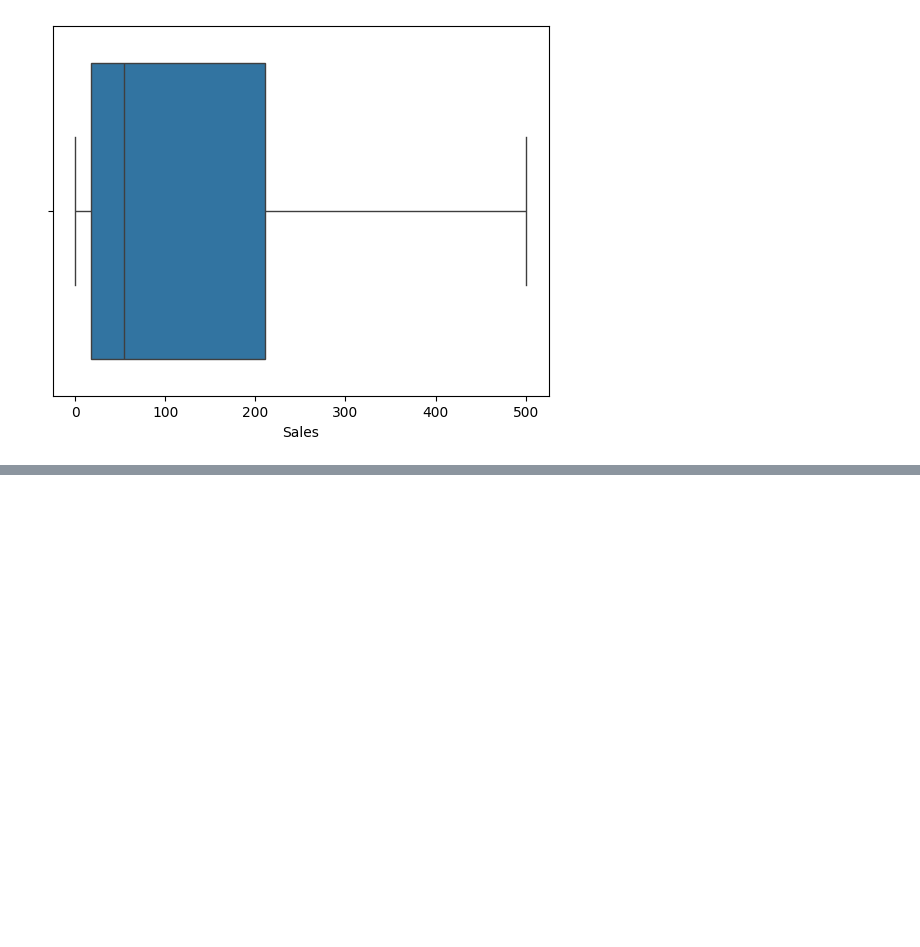
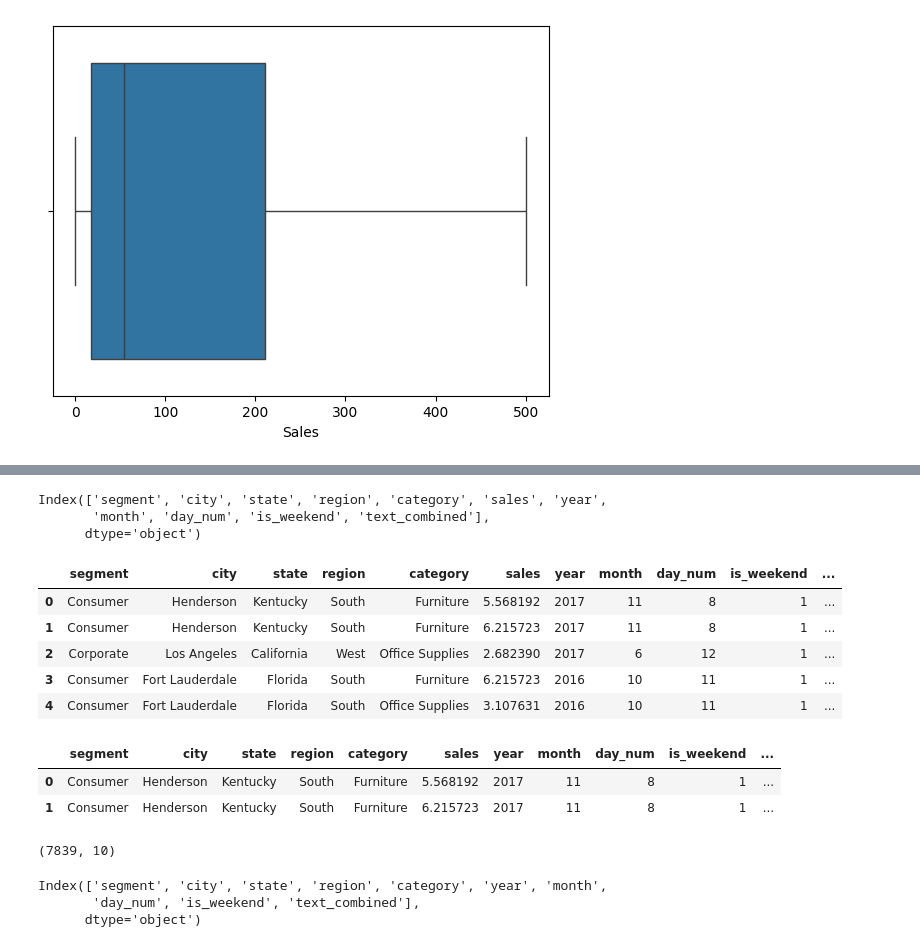
Before and after one commit to swapnita89-ui/project-1-sales-data-analysis, a Jupyter notebook: project-1-sales-data-analysis.ipynb, the cells around one changed output, grey strips where cells are left out. Cells and saved outputs as stored; diff of their text form; code cells hidden in the pictures; blank space fills up the shorter version.

```diff
--- a/project-1-sales-data-analysis.ipynb
+++ b/project-1-sales-data-analysis.ipynb
@@ -402,0 +409,10 @@ Index(['Order Date', 'Customer ID', 'Segment', 'Country', 'City', 'State',
+# %%
+# Use TF-IDF properly (BIG BOOST)
+df['product_name'] = df['product_name'].fillna('')
+df['location'] = df['location'].fillna('')
+# %%
+df['text_combined'] = df['product_name'] + " " + df['location']
+# %%
+df['text_combined'] = df['text_combined'].fillna('').astype(str)
+# %%
+df = df.drop(['product_name', 'location'], axis=1)
@@ -402,0 +458,15 @@ Index(['Order Date', 'Customer ID', 'Segment', 'Country', 'City', 'State',
+# %%
+df.columns
+# %% [output]
+Index(['segment', 'city', 'state', 'region', 'category', 'sales', 'year',
+       'month', 'day_num', 'is_weekend', 'text_combined'],
+      dtype='object')
+# %%
+df.head()
+# %% [output]
+|  | segment | city | state | region | category | sales | year | month | day_num | is_weekend | ... |
+| 0 | Consumer | Henderson | Kentucky | South | Furniture | 5.568192 | 2017 | 11 | 8 | 1 | ... |
+| 1 | Consumer | Henderson | Kentucky | South | Furniture | 6.215723 | 2017 | 11 | 8 | 1 | ... |
+| 2 | Corporate | Los Angeles | California | West | Office Supplies | 2.682390 | 2017 | 6 | 12 | 1 | ... |
+| 3 | Consumer | Fort Lauderdale | Florida | South | Furniture | 6.215723 | 2016 | 10 | 11 | 1 | ... |
+| 4 | Consumer | Fort Lauderdale | Florida | South | Office Supplies | 3.107631 | 2016 | 10 | 11 | 1 | ... |
@@ -402,0 +514,10 @@ Index(['Order Date', 'Customer ID', 'Segment', 'Country', 'City', 'State',
+# %%
+df.head(2)
+# %% [output]
+|  | segment | city | state | region | category | sales | year | month | day_num | is_weekend | ... |
+| 0 | Consumer | Henderson | Kentucky | South | Furniture | 5.568192 | 2017 | 11 | 8 | 1 | ... |
+| 1 | Consumer | Henderson | Kentucky | South | Furniture | 6.215723 | 2017 | 11 | 8 | 1 | ... |
+# %%
+X_train.shape
+# %% [output]
+(7839, 10)
@@ -402,0 +526,6 @@ Index(['Order Date', 'Customer ID', 'Segment', 'Country', 'City', 'State',
+# %%
+print(X_train.columns)
+# %% [output]
+Index(['segment', 'city', 'state', 'region', 'category', 'year', 'month',
+       'day_num', 'is_weekend', 'text_combined'],
+      dtype='object')
```
Also changed, not shown: parts of 70 cells of this notebook.
